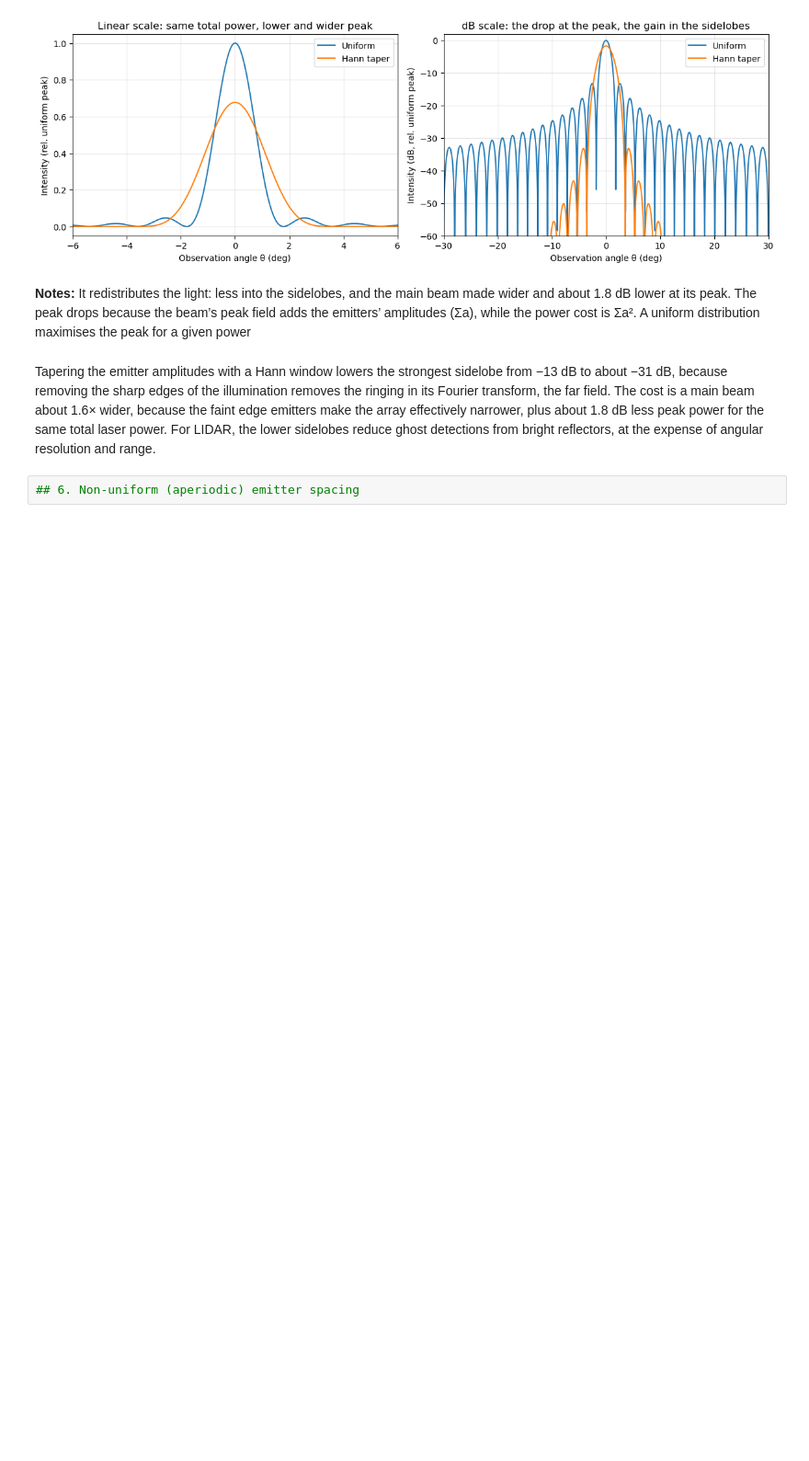
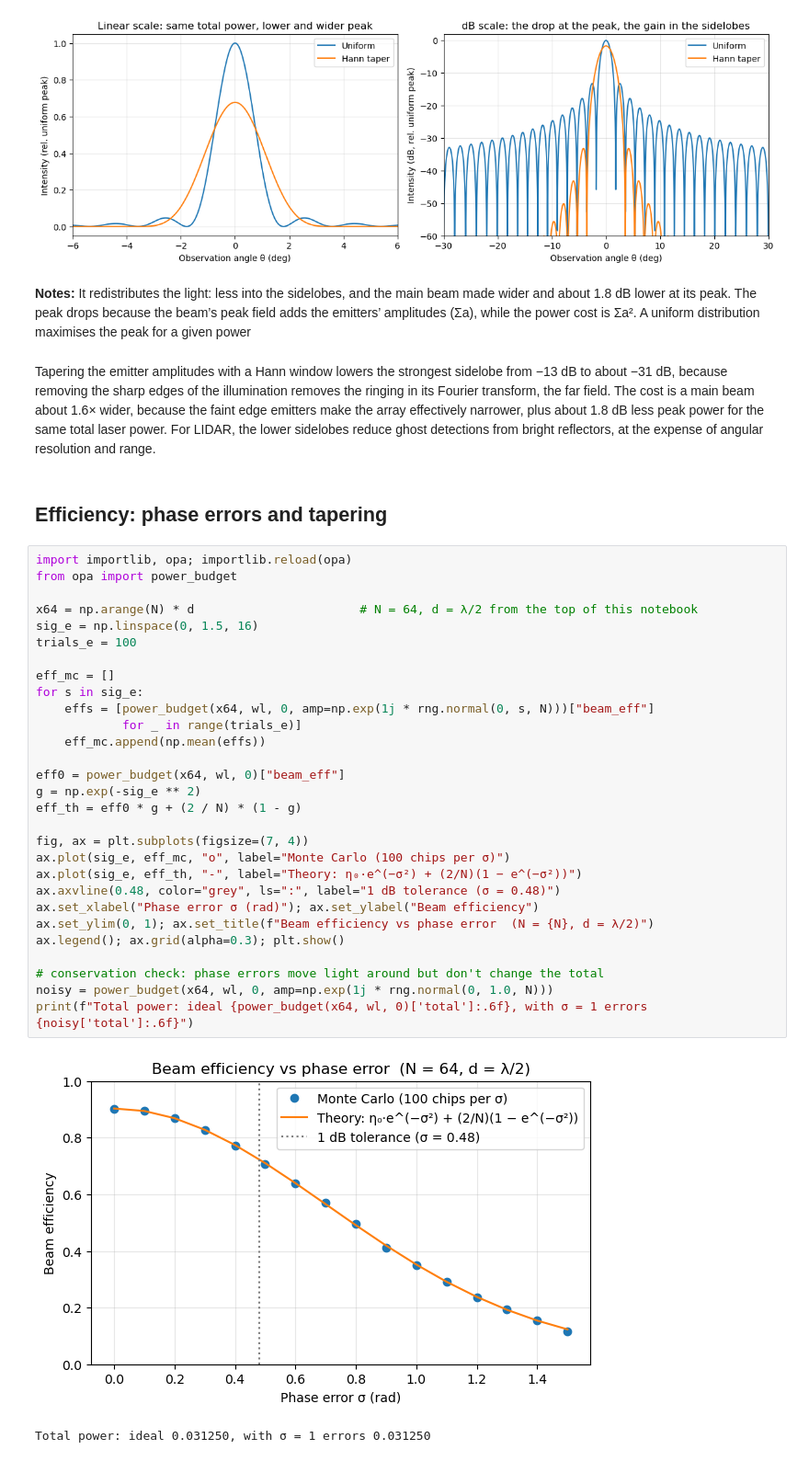
Before and after one commit to sidderz56/opa-beam-steering, a Jupyter notebook: 04_phase_errors.ipynb, the cells around one changed output. Shown at 92% size. Cells and saved outputs as stored; diff of their text form; blank space fills up the shorter version.

Commit message:
Part 4: efficiency vs phase error; beam vs peak efficiency for tapers

```diff
--- a/04_phase_errors.ipynb
+++ b/04_phase_errors.ipynb
@@ -175,5 +175,37 @@ Hann taper: peak = 0.677 (-1.69 dB),  theory = -1.69 dB,  total power = 0.03125
 **Notes:** It redistributes the light: less into the sidelobes, and the main beam made wider and about 1.8 dB lower at its peak. The peak drops because the beam’s peak field adds the emitters’ amplitudes (Σa), while the power cost is Σa². A uniform distribution maximises the peak for a given power
 # %% [markdown]
 Tapering the emitter amplitudes with a Hann window lowers the strongest sidelobe from −13 dB to about −31 dB, because removing the sharp edges of the illumination removes the ringing in its Fourier transform, the far field. The cost is a main beam about 1.6× wider, because the faint edge emitters make the array effectively narrower, plus about 1.8 dB less peak power for the same total laser power. For LIDAR, the lower sidelobes reduce ghost detections from bright reflectors, at the expense of angular resolution and range.
-# %%
-## 6. Non-uniform (aperiodic) emitter spacing
+# %% [markdown]
+## Efficiency: phase errors and tapering
+# %%
+import importlib, opa; importlib.reload(opa)
+from opa import power_budget
+
+x64 = np.arange(N) * d                       # N = 64, d = λ/2 from the top of this notebook
+sig_e = np.linspace(0, 1.5, 16)
+trials_e = 100
+
+eff_mc = []
+for s in sig_e:
+    effs = [power_budget(x64, wl, 0, amp=np.exp(1j * rng.normal(0, s, N)))["beam_eff"]
+            for _ in range(trials_e)]
+    eff_mc.append(np.mean(effs))
+
+eff0 = power_budget(x64, wl, 0)["beam_eff"]
+g = np.exp(-sig_e ** 2)
+eff_th = eff0 * g + (2 / N) * (1 - g)
+
+fig, ax = plt.subplots(figsize=(7, 4))
+ax.plot(sig_e, eff_mc, "o", label="Monte Carlo (100 chips per σ)")
+ax.plot(sig_e, eff_th, "-", label="Theory: η₀·e^(−σ²) + (2/N)(1 − e^(−σ²))")
+ax.axvline(0.48, color="grey", ls=":", label="1 dB tolerance (σ = 0.48)")
+ax.set_xlabel("Phase error σ (rad)"); ax.set_ylabel("Beam efficiency")
+ax.set_ylim(0, 1); ax.set_title(f"Beam efficiency vs phase error  (N = {N}, d = λ/2)")
+ax.legend(); ax.grid(alpha=0.3); plt.show()
+
+# conservation check: phase errors move light around but don't change the total
+noisy = power_budget(x64, wl, 0, amp=np.exp(1j * rng.normal(0, 1.0, N)))
+print(f"Total power: ideal {power_budget(x64, wl, 0)['total']:.6f}, with σ = 1 errors {noisy['total']:.6f}")
+# %% [output]
+[figure, added]
+Total power: ideal 0.031250, with σ = 1 errors 0.031250
```
Also changed, not shown: parts of 4 cells of this notebook, 1 other file.
